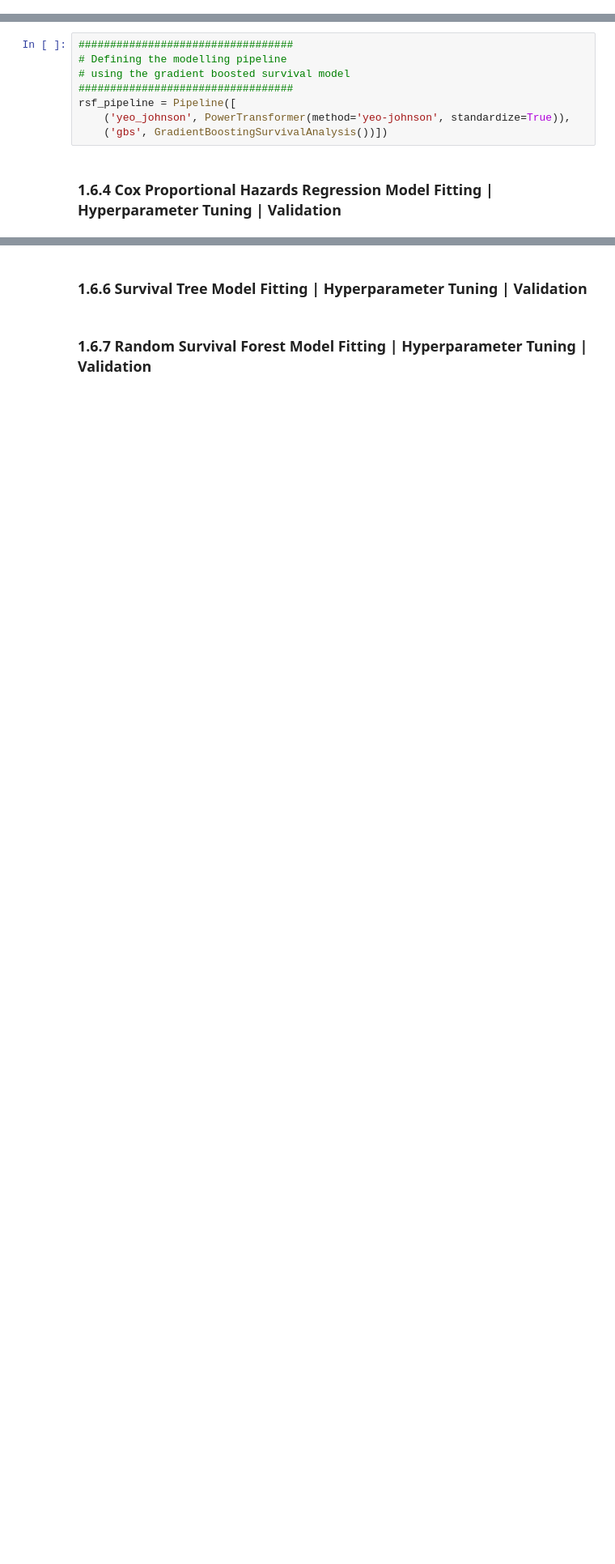
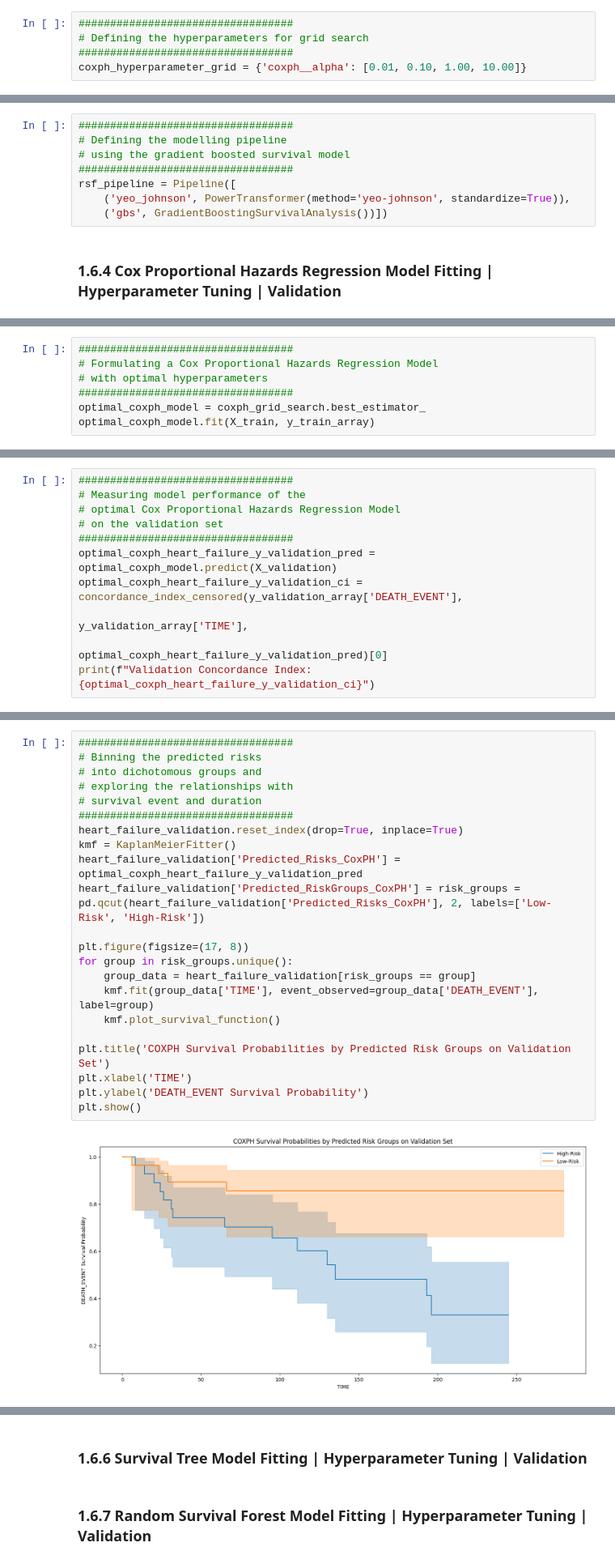
Before and after one commit to JohnPaulinePineda/Portfolio_Project_55, a Jupyter notebook: codes/EstimatingHeartFailureSurvivalRiskProfilesFromCardiovascularHematologicAndMetabolicMarkers.ipynb, the cells around one changed output, grey strips where cells are left out. Shown at 81% size. Drawn from its saved outputs; the diff is of its cells as text; blank space fills up the shorter version.

Commit message:
Formulated the Python Notebook
Updated COXPH Model Fitting, Hyperparameter Tuning, and Validation

```diff
--- a/codes/EstimatingHeartFailureSurvivalRiskProfilesFromCardiovascularHematologicAndMetabolicMarkers.ipynb
+++ b/codes/EstimatingHeartFailureSurvivalRiskProfilesFromCardiovascularHematologicAndMetabolicMarkers.ipynb
@@ -1605,3 +1621,8 @@ y_test.to_csv(os.path.join("..", DATASETS_FINAL_TEST_TARGET_PATH, "y_test.csv"),
 coxph_pipeline = Pipeline([
     ('yeo_johnson', PowerTransformer(method='yeo-johnson', standardize=True)),
     ('coxph', CoxPHSurvivalAnalysis())])
+# %%
+##################################
+# Defining the hyperparameters for grid search
+##################################
+coxph_hyperparameter_grid = {'coxph__alpha': [0.01, 0.10, 1.00, 10.00]}
@@ -1641,0 +1729,7 @@ rsf_pipeline = Pipeline([
+# %%
+##################################
+# Formulating a Cox Proportional Hazards Regression Model
+# with optimal hyperparameters
+##################################
+optimal_coxph_model = coxph_grid_search.best_estimator_
+optimal_coxph_model.fit(X_train, y_train_array)
@@ -1641,0 +1752,11 @@ rsf_pipeline = Pipeline([
+# %%
+##################################
+# Measuring model performance of the
+# optimal Cox Proportional Hazards Regression Model
+# on the validation set
+##################################
+optimal_coxph_heart_failure_y_validation_pred = optimal_coxph_model.predict(X_validation)
+optimal_coxph_heart_failure_y_validation_ci = concordance_index_censored(y_validation_array['DEATH_EVENT'],
+                                                                         y_validation_array['TIME'],
+                                                                         optimal_coxph_heart_failure_y_validation_pred)[0]
+print(f"Validation Concordance Index: {optimal_coxph_heart_failure_y_validation_ci}")
@@ -1641,0 +1787,24 @@ rsf_pipeline = Pipeline([
+# %%
+##################################
+# Binning the predicted risks
+# into dichotomous groups and
+# exploring the relationships with
+# survival event and duration
+##################################
+heart_failure_validation.reset_index(drop=True, inplace=True)
+kmf = KaplanMeierFitter()
+heart_failure_validation['Predicted_Risks_CoxPH'] = optimal_coxph_heart_failure_y_validation_pred
+heart_failure_validation['Predicted_RiskGroups_CoxPH'] = risk_groups = pd.qcut(heart_failure_validation['Predicted_Risks_CoxPH'], 2, labels=['Low-Risk', 'High-Risk'])
+
+plt.figure(figsize=(17, 8))
+for group in risk_groups.unique():
+    group_data = heart_failure_validation[risk_groups == group]
+    kmf.fit(group_data['TIME'], event_observed=group_data['DEATH_EVENT'], label=group)
+    kmf.plot_survival_function()
+
+plt.title('COXPH Survival Probabilities by Predicted Risk Groups on Validation Set')
+plt.xlabel('TIME')
+plt.ylabel('DEATH_EVENT Survival Probability')
+plt.show()
+# %% [output]
+[figure, added]
```
Also changed, not shown: parts of 24 cells of this notebook, 3 other files.
